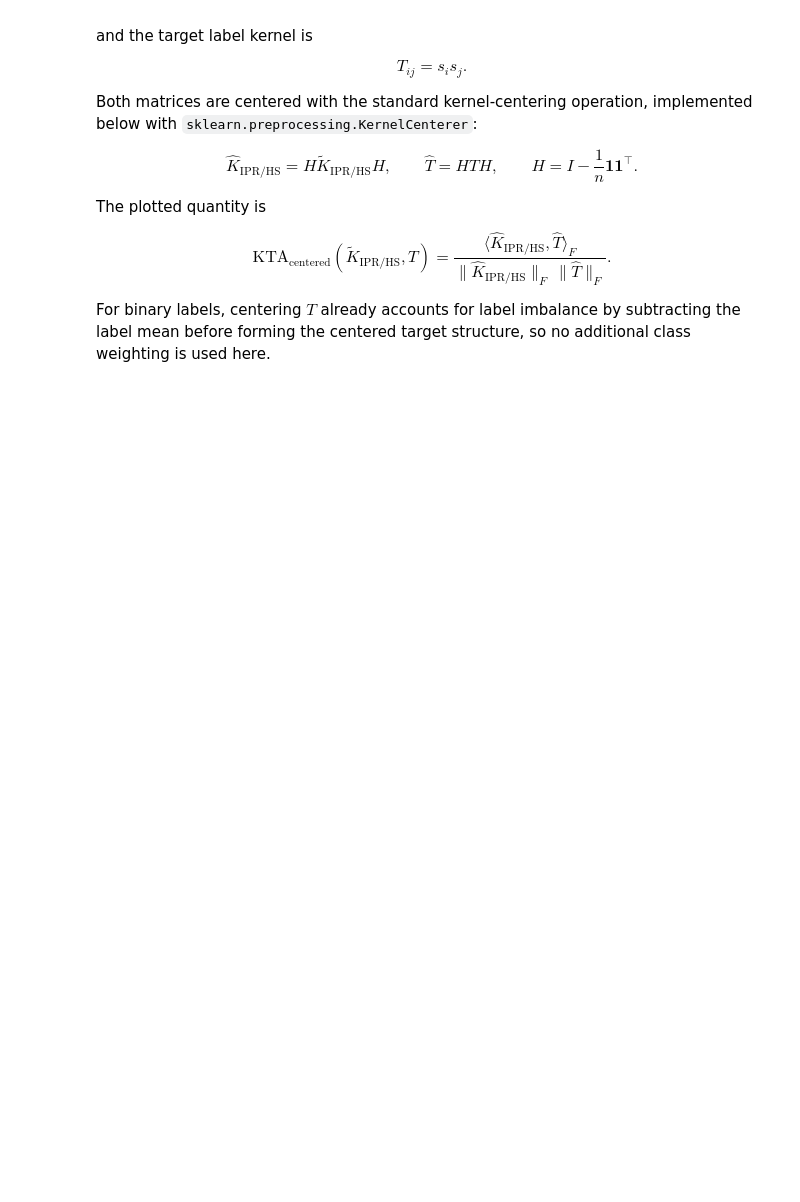
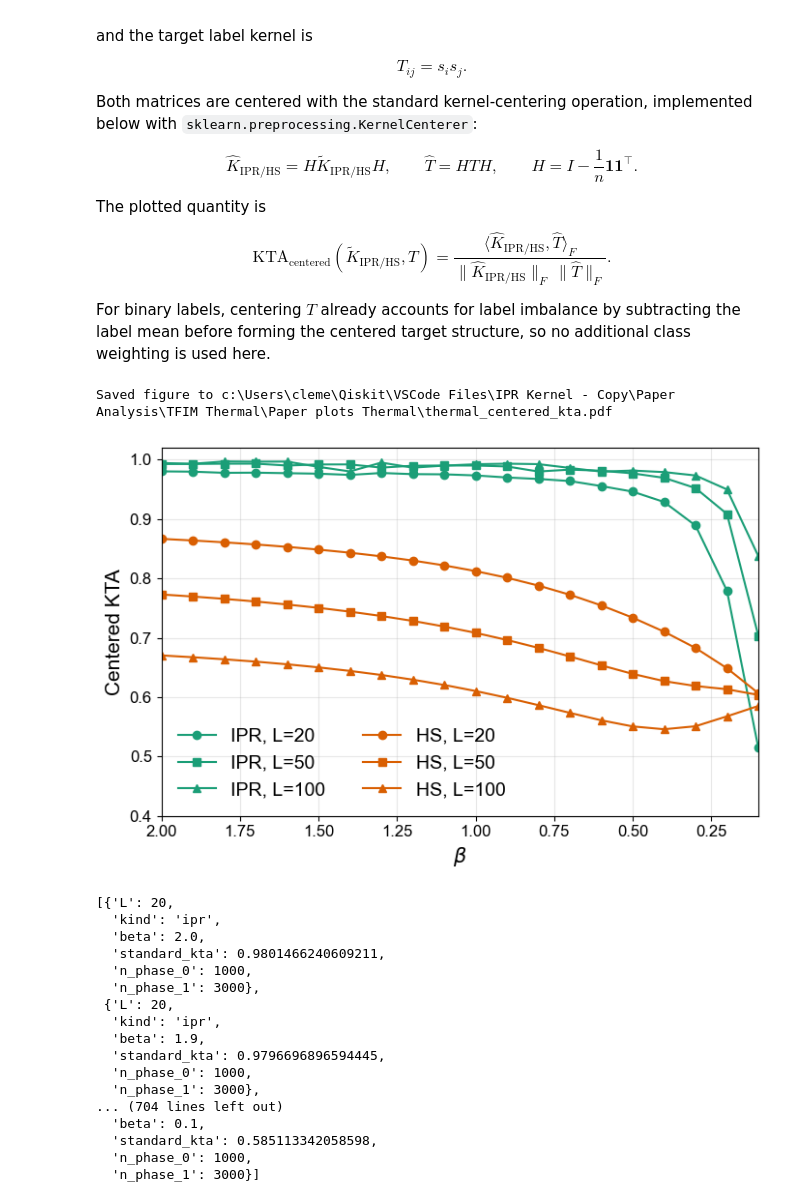
Before and after one commit to clemensLin/IPR-Kernel, a Jupyter notebook: Paper Analysis/TFIM Thermal/Kernel_Target_Alignment.ipynb, the cells around one changed output. Cells and saved outputs as stored; diff of their text form; code cells hidden in the pictures; blank space fills up the shorter version.

```diff
--- a/Paper Analysis/TFIM Thermal/Kernel_Target_Alignment.ipynb
+++ b/Paper Analysis/TFIM Thermal/Kernel_Target_Alignment.ipynb
@@ -159,31 +159,51 @@ for kind in kinds:
             values,
             marker=markers.get(int(L), "o"),
             linestyle=linestyles.get(kind, "-"),
             color=colors.get(kind),
             label=f"{labels.get(kind, kind.upper())}, L={L}",
         )
 
 all_betas = [beta for betas in common_betas_by_L.values() for beta in betas]
 ax.axhline(0.0, color="0.4", lw=0.8, ls=":")
 ax.set_xlim(max(all_betas), min(all_betas))
 ax.set_ylim(0.4, 1.02)
 ax.set_xlabel(r"$\beta$")
 ax.set_ylabel("Centered KTA")
 ax.grid(True, alpha=0.3)
 handles, legend_labels = ax.get_legend_handles_labels()
 ax.legend(
     handles,
     legend_labels,
     loc="lower left",
     frameon=False,
-    fontsize=9,
+    fontsize=14,
     ncol=2,
 )
 fig.tight_layout()
 if save_pdf:
     pdf_path.parent.mkdir(parents=True, exist_ok=True)
     fig.savefig(pdf_path, format="pdf", bbox_inches="tight")
     print(f"Saved figure to {pdf_path}")
 plt.show()
 
 kta_rows
+# %% [output]
+Saved figure to c:\Users\cleme\Qiskit\VSCode Files\IPR Kernel - Copy\Paper Analysis\TFIM Thermal\Paper plots Thermal\thermal_centered_kta.pdf
+[figure, added]
+[{'L': 20,
+  'kind': 'ipr',
+  'beta': 2.0,
+  'standard_kta': 0.9801466240609211,
+  'n_phase_0': 1000,
+  'n_phase_1': 3000},
+ {'L': 20,
+  'kind': 'ipr',
+  'beta': 1.9,
+  'standard_kta': 0.9796696896594445,
+  'n_phase_0': 1000,
+  'n_phase_1': 3000},
+... (704 lines left out)
+  'beta': 0.1,
+  'standard_kta': 0.585113342058598,
+  'n_phase_0': 1000,
+  'n_phase_1': 3000}]
```
Also changed, not shown: 37 other files.
